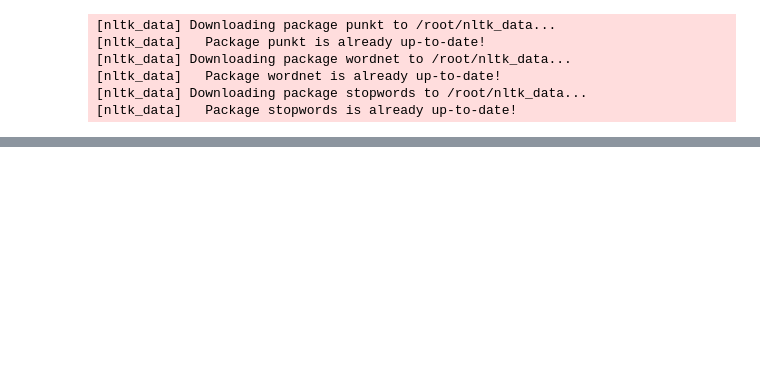
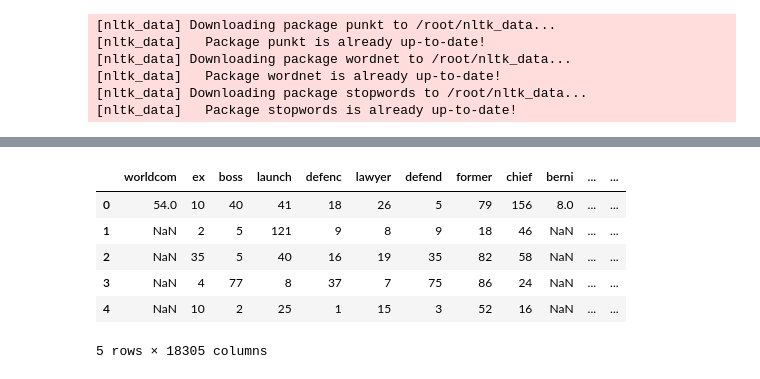
Before and after one commit to mittalkushagra/CSE508_Winter2023_A2_44, a Jupyter notebook: IR_A2_Q2.ipynb, the cells around one changed output, grey strips where cells are left out. Saved outputs shown, nothing was run; the diff lists cells and outputs as text; code cells hidden in the pictures; blank space fills up the shorter version.

```diff
--- a/IR_A2_Q2.ipynb
+++ b/IR_A2_Q2.ipynb
@@ -446,6 +106,0 @@ class color:
-# %%
-myTable = PrettyTable()
-myTable.field_names = [color.BOLD+"Training Data Proportion"+color.END,color.BOLD+ "Features Selected/Class (On basis of TF-ICF) "+color.END,color.BOLD+"Accuracy Achieved"+color.END]
-for i in range(len(listTrainSize)):
-    myTable.add_row([color.BOLD+str(round(listTrainSize[i]*100))+" %"+color.END,color.BLUE+color.BOLD+str(round(featureList[i]))+color.END,color.DARKCYAN+color.BLUE+str("{:.2f}".format(listPref[i]*100))+" %"+color.END])
-print(myTable)
@@ -512,0 +107,6 @@ plt.show()
+# %%
+count = 0
+for word in df['Text'][0]:
+  if word == 'worldcom':
+    count+=1
+print(count)
@@ -512,0 +120,8 @@ plt.show()
+# %%
+def tf(dct, listOfWords):
+    for word in listOfWords:
+        if word not in dct:
+          dct[word]=1
+        else:
+          dct[word]+=1
+    return(dct)
@@ -512,0 +138,27 @@ plt.show()
+# %%
+tfbusiness = {}
+tftech = {}
+tfpolitics = {}
+tfsport = {}
+tfentertainment = {}
+for i in range(len(df['Text'])):
+  if df['Category'][i]=='business':
+    tfbusiness.update(tf(tfbusiness, df['Text'][i]))
+  if df['Category'][i]=='tech':
+    tftech.update(tf(tftech, df['Text'][i]))
+  if df['Category'][i]=='politics':
+    tfpolitics.update(tf(tfpolitics, df['Text'][i]))
+  if df['Category'][i]=='sport':
+    tfsport.update(tf(tfsport, df['Text'][i]))
+  if df['Category'][i]=='entertainment':
+    tfentertainment.update(tf(tfentertainment, df['Text'][i]))
+tfdf = pd.DataFrame([tfbusiness, tftech, tfpolitics, tfsport, tfentertainment])
+tfdf.head()
+# %% [output]
+|  | worldcom | ex | boss | launch | defenc | lawyer | defend | former | chief | berni | ... | ... |
+| 0 | 54.0 | 10 | 40 | 41 | 18 | 26 | 5 | 79 | 156 | 8.0 | ... | ... |
+| 1 | NaN | 2 | 5 | 121 | 9 | 8 | 9 | 18 | 46 | NaN | ... | ... |
+| 2 | NaN | 35 | 5 | 40 | 16 | 19 | 35 | 82 | 58 | NaN | ... | ... |
+| 3 | NaN | 4 | 77 | 8 | 37 | 7 | 75 | 86 | 24 | NaN | ... | ... |
+| 4 | NaN | 10 | 2 | 25 | 1 | 15 | 3 | 52 | 16 | NaN | ... | ... |
+5 rows × 18305 columns
```
Also changed, not shown: parts of 105 cells of this notebook.
